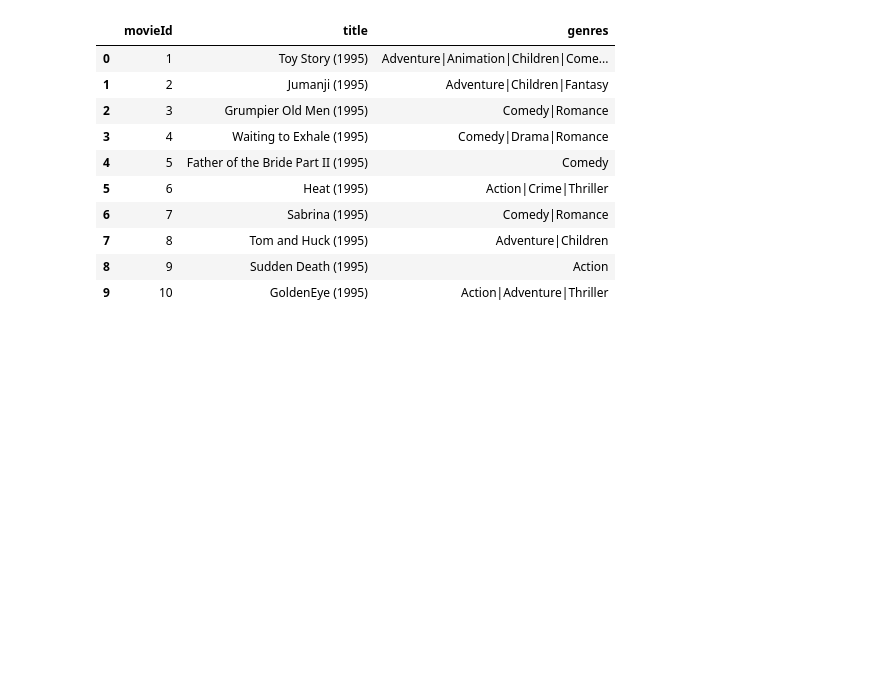
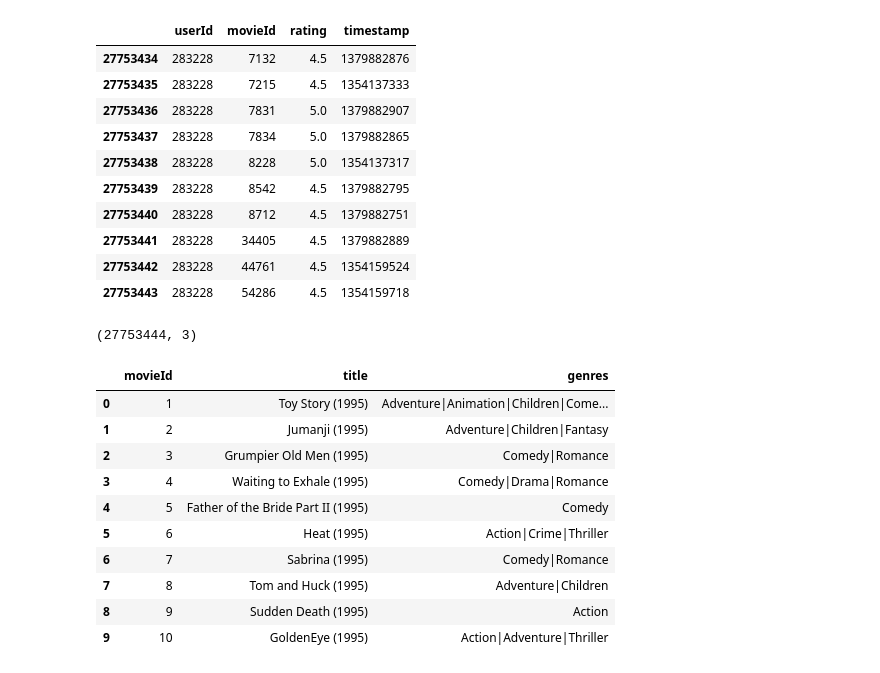
Before and after one commit to luismoroco/DataScience, a Jupyter notebook: task1/visualization.ipynb, the cells around one changed output. Cells and saved outputs as stored; diff of their text form; code cells hidden in the pictures; blank space fills up the shorter version.

```diff
--- a/task1/visualization.ipynb
+++ b/task1/visualization.ipynb
@@ -3,0 +56,14 @@ from matplotlib import pyplot as plt
+# %%
+df_rat_med.tail(10)
+# %% [output]
+|  | userId | movieId | rating | timestamp |
+| 27753434 | 283228 | 7132 | 4.5 | 1379882876 |
+| 27753435 | 283228 | 7215 | 4.5 | 1354137333 |
+| 27753436 | 283228 | 7831 | 5.0 | 1379882907 |
+| 27753437 | 283228 | 7834 | 5.0 | 1379882865 |
+| 27753438 | 283228 | 8228 | 5.0 | 1354137317 |
+| 27753439 | 283228 | 8542 | 4.5 | 1379882795 |
+| 27753440 | 283228 | 8712 | 4.5 | 1379882751 |
+| 27753441 | 283228 | 34405 | 4.5 | 1379882889 |
+| 27753442 | 283228 | 44761 | 4.5 | 1354159524 |
+| 27753443 | 283228 | 54286 | 4.5 | 1354159718 |
@@ -4,3 +74,7 @@ from matplotlib import pyplot as plt
+# %%
+df_rat_med.shape
+# %% [output]
+(27753444, 3)
 # %%
 df_movies = pd.read_csv('./data/small/movies.csv')
 df_movies.head(10)
```
Also changed, not shown: parts of 8 cells of this notebook, 7 other files.
